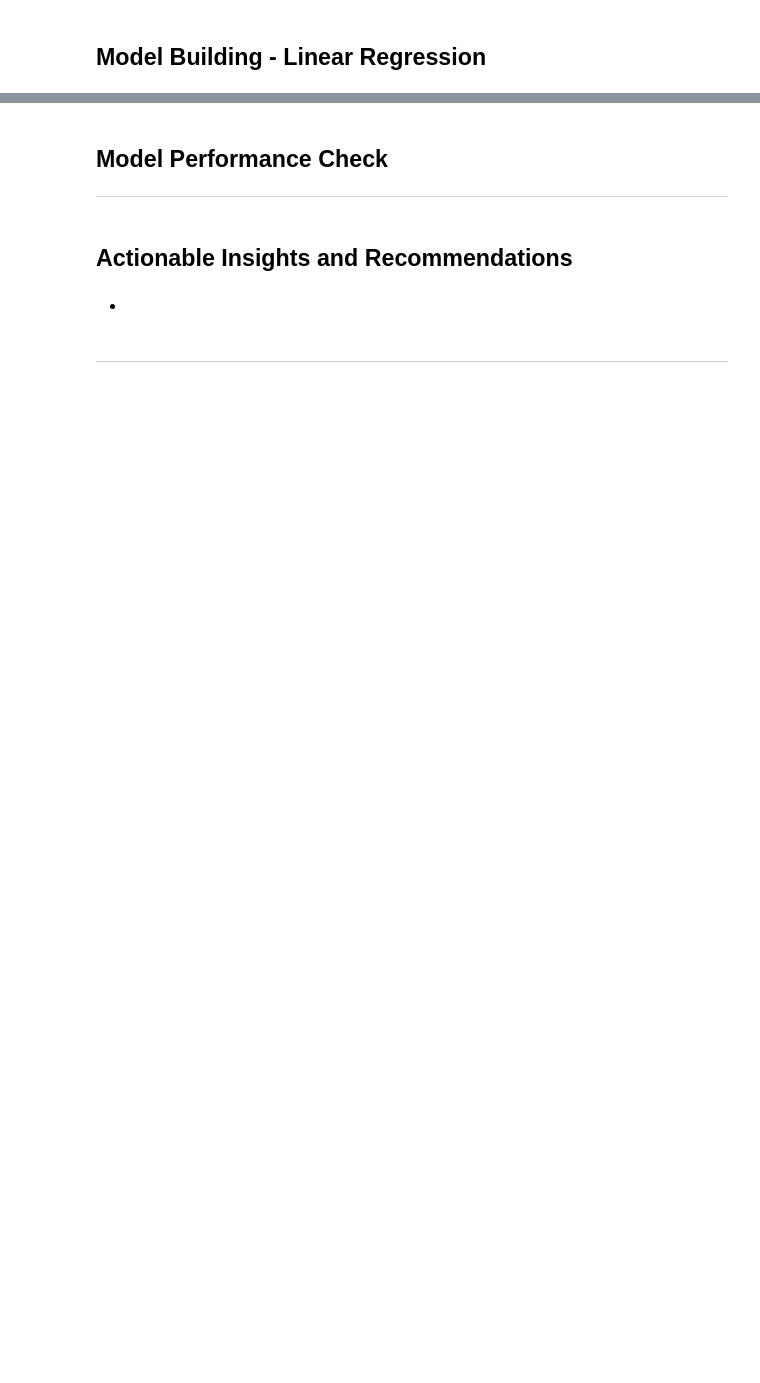
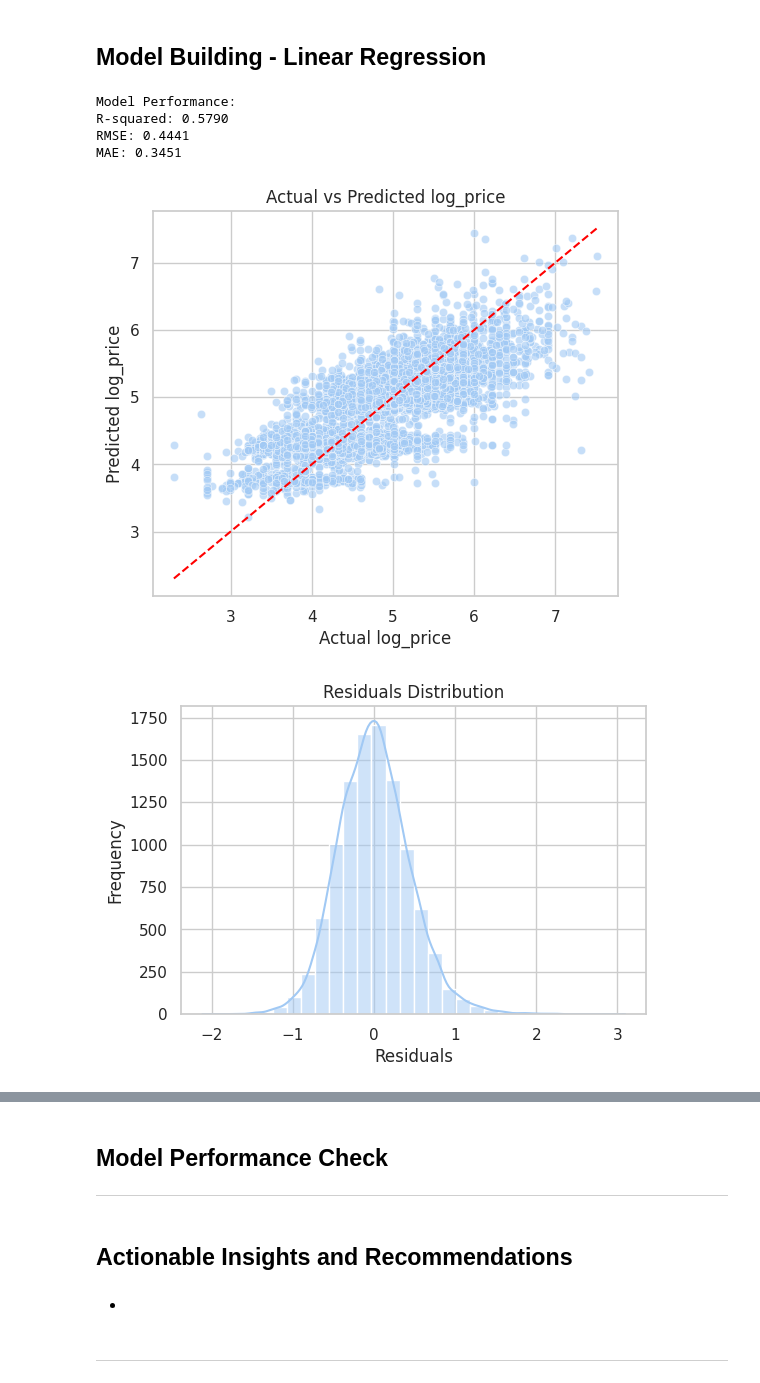
Before and after one commit to EvagAIML/AIML, a Jupyter notebook: Fullcode_ML_additional_Project.ipynb, the cells around one changed output, grey strips where cells are left out. Drawn from its saved outputs; the diff is of its cells as text; code cells hidden in the pictures; blank space fills up the shorter version.

```diff
--- a/Fullcode_ML_additional_Project.ipynb
+++ b/Fullcode_ML_additional_Project.ipynb
@@ -436,3 +436,74 @@ Final structure checked
 *  After preprocessing, the dataset contains no missing or invalid values, and all features are in a consistent format suitable for modeling.
 # %% [markdown]
 ## Model Building - Linear Regression
+# %%
+# Import required libraries
+from sklearn.model_selection import train_test_split
+from sklearn.linear_model import LinearRegression
+from sklearn.metrics import r2_score, mean_squared_error, mean_absolute_error
+import numpy as np
+import seaborn as sns
+import matplotlib.pyplot as plt
+
+# 1. Select features and target
+X = df.drop(columns=['id', 'log_price'])
+y = df['log_price']
+
+# 2. One-hot encode categorical variables
+X = pd.get_dummies(X, drop_first=True)
+
+# 3. Train-test split
+X_train, X_test, y_train, y_test = train_test_split(X, y, test_size=0.2, random_state=42)
+
+# 4. Train the linear regression model
+lr_model = LinearRegression()
+lr_model.fit(X_train, y_train)
+
+# 5. Predict on test set
+y_pred = lr_model.predict(X_test)
+
+# 6. Evaluate the model
+r2 = r2_score(y_test, y_pred)
+rmse = np.sqrt(mean_squared_error(y_test, y_pred))
+mae = mean_absolute_error(y_test, y_pred)
+
+print("Model Performance:")
+print(f"R-squared: {r2:.4f}")
+print(f"RMSE: {rmse:.4f}")
+print(f"MAE: {mae:.4f}")
+
+# 7. Visual Checks
+
+# a. Actual vs Predicted
+plt.figure(figsize=(6, 5))
+sns.scatterplot(x=y_test, y=y_pred, alpha=0.6)
+plt.xlabel("Actual log_price")
+plt.ylabel("Predicted log_price")
+plt.title("Actual vs Predicted log_price")
+plt.plot([y_test.min(), y_test.max()], [y_test.min(), y_test.max()], color='red', linestyle='--')
+plt.show()
+
+# b. Residuals distribution
+residuals = y_test - y_pred
+plt.figure(figsize=(6, 4))
+sns.histplot(residuals, bins=30, kde=True)
+plt.title("Residuals Distribution")
+plt.xlabel("Residuals")
+plt.ylabel("Frequency")
+plt.show()
+
+# c. Residuals vs Fitted Values
+plt.figure(figsize=(6, 4))
+sns.scatterplot(x=y_pred, y=residuals, alpha=0.6)
+plt.axhline(0, color='red', linestyle='--')
+plt.xlabel("Fitted Values (Predicted log_price)")
+plt.ylabel("Residuals")
+plt.title("Residuals vs Fitted Values")
+plt.show()
+# %% [output]
+Model Performance:
+R-squared: 0.5790
+RMSE: 0.4441
+MAE: 0.3451
+[figure, added]
+[figure, added]
```
Also changed, not shown: parts of 4 cells of this notebook.
